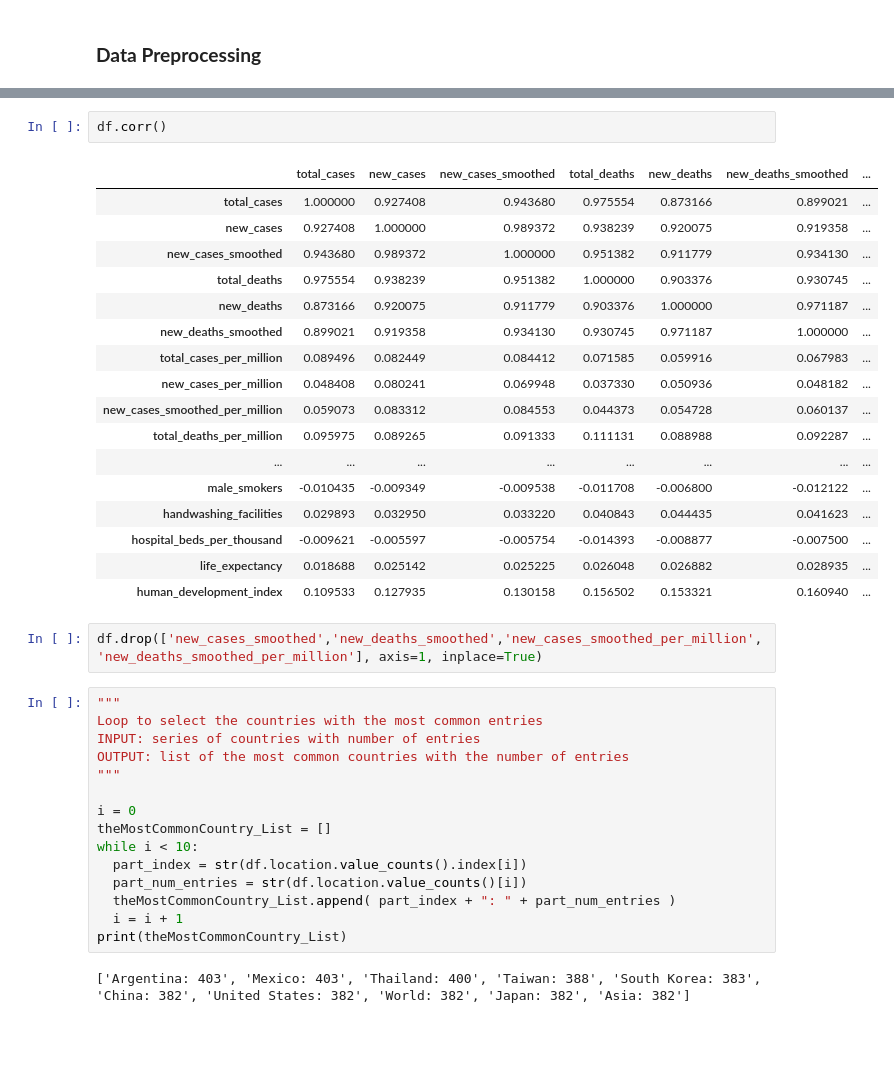
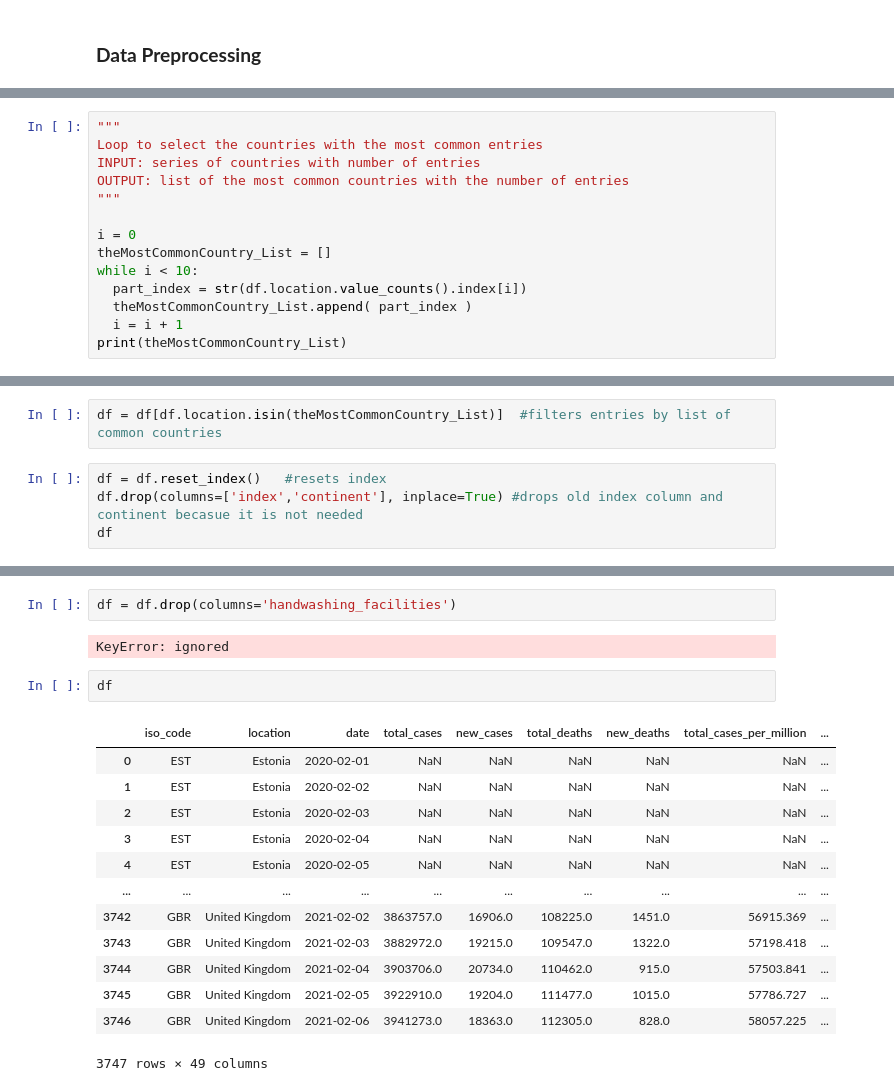
Before and after one commit to wiktorMajkowksi/Covid19_Prediction, a Jupyter notebook: COVID_Prediction.ipynb, the cells around one changed output, grey strips where cells are left out. Drawn from its saved outputs; the diff is of its cells as text; blank space fills up the shorter version.

Commit message:
Further data filtering

```diff
--- a/COVID_Prediction.ipynb
+++ b/COVID_Prediction.ipynb
@@ -135,0 +96,14 @@ dtype: int64
+# %%
+"""
+Loop to select the countries with the most common entries
+INPUT: series of countries with number of entries
+OUTPUT: list of the most common countries with the number of entries
+"""
+
+i = 0
+theMostCommonCountry_List = []
+while i < 10:
+  part_index = str(df.location.value_counts().index[i])
+  theMostCommonCountry_List.append( part_index )
+  i = i + 1
+print(theMostCommonCountry_List)
@@ -135,0 +112,6 @@ dtype: int64
+# %%
+df = df[df.location.isin(theMostCommonCountry_List)]  #filters entries by list of common countries
+# %%
+df = df.reset_index()   #resets index
+df.drop(columns=['index','continent'], inplace=True) #drops old index column and continent becasue it is not needed
+df
@@ -141,39 +188,20 @@ correlation_matrix.shape #Large Martix difficlt to visualise
+# %%
+df = df.drop(columns='handwashing_facilities')
+# %% [output]
+KeyError: ignored
 # %%
-df.corr()
+df
 # %% [output]
-|  | total_cases | new_cases | new_cases_smoothed | total_deaths | new_deaths | new_deaths_smoothed | ... |
-| total_cases | 1.000000 | 0.927408 | 0.943680 | 0.975554 | 0.873166 | 0.899021 | ... |
-| new_cases | 0.927408 | 1.000000 | 0.989372 | 0.938239 | 0.920075 | 0.919358 | ... |
-| new_cases_smoothed | 0.943680 | 0.989372 | 1.000000 | 0.951382 | 0.911779 | 0.934130 | ... |
-| total_deaths | 0.975554 | 0.938239 | 0.951382 | 1.000000 | 0.903376 | 0.930745 | ... |
-| new_deaths | 0.873166 | 0.920075 | 0.911779 | 0.903376 | 1.000000 | 0.971187 | ... |
-| new_deaths_smoothed | 0.899021 | 0.919358 | 0.934130 | 0.930745 | 0.971187 | 1.000000 | ... |
-| total_cases_per_million | 0.089496 | 0.082449 | 0.084412 | 0.071585 | 0.059916 | 0.067983 | ... |
-| new_cases_per_million | 0.048408 | 0.080241 | 0.069948 | 0.037330 | 0.050936 | 0.048182 | ... |
-| new_cases_smoothed_per_million | 0.059073 | 0.083312 | 0.084553 | 0.044373 | 0.054728 | 0.060137 | ... |
-| total_deaths_per_million | 0.095975 | 0.089265 | 0.091333 | 0.111131 | 0.088988 | 0.092287 | ... |
-| ... | ... | ... | ... | ... | ... | ... | ... |
-| male_smokers | -0.010435 | -0.009349 | -0.009538 | -0.011708 | -0.006800 | -0.012122 | ... |
-| handwashing_facilities | 0.029893 | 0.032950 | 0.033220 | 0.040843 | 0.044435 | 0.041623 | ... |
-| hospital_beds_per_thousand | -0.009621 | -0.005597 | -0.005754 | -0.014393 | -0.008877 | -0.007500 | ... |
-| life_expectancy | 0.018688 | 0.025142 | 0.025225 | 0.026048 | 0.026882 | 0.028935 | ... |
-| human_development_index | 0.109533 | 0.127935 | 0.130158 | 0.156502 | 0.153321 | 0.160940 | ... |
+|  | iso_code | location | date | total_cases | new_cases | total_deaths | new_deaths | total_cases_per_million | ... |
+| 0 | EST | Estonia | 2020-02-01 | NaN | NaN | NaN | NaN | NaN | ... |
+| 1 | EST | Estonia | 2020-02-02 | NaN | NaN | NaN | NaN | NaN | ... |
+| 2 | EST | Estonia | 2020-02-03 | NaN | NaN | NaN | NaN | NaN | ... |
+| 3 | EST | Estonia | 2020-02-04 | NaN | NaN | NaN | NaN | NaN | ... |
+| 4 | EST | Estonia | 2020-02-05 | NaN | NaN | NaN | NaN | NaN | ... |
+| ... | ... | ... | ... | ... | ... | ... | ... | ... | ... |
+| 3742 | GBR | United Kingdom | 2021-02-02 | 3863757.0 | 16906.0 | 108225.0 | 1451.0 | 56915.369 | ... |
+| 3743 | GBR | United Kingdom | 2021-02-03 | 3882972.0 | 19215.0 | 109547.0 | 1322.0 | 57198.418 | ... |
+| 3744 | GBR | United Kingdom | 2021-02-04 | 3903706.0 | 20734.0 | 110462.0 | 915.0 | 57503.841 | ... |
+| 3745 | GBR | United Kingdom | 2021-02-05 | 3922910.0 | 19204.0 | 111477.0 | 1015.0 | 57786.727 | ... |
+| 3746 | GBR | United Kingdom | 2021-02-06 | 3941273.0 | 18363.0 | 112305.0 | 828.0 | 58057.225 | ... |
+3747 rows × 49 columns
-# %%
-df.drop(['new_cases_smoothed','new_deaths_smoothed','new_cases_smoothed_per_million','new_deaths_smoothed_per_million'], axis=1, inplace=True)
-# %%
-"""
-Loop to select the countries with the most common entries
-INPUT: series of countries with number of entries
-OUTPUT: list of the most common countries with the number of entries
-"""
-
-i = 0
-theMostCommonCountry_List = []
-while i < 10:
-  part_index = str(df.location.value_counts().index[i])
-  part_num_entries = str(df.location.value_counts()[i])
-  theMostCommonCountry_List.append( part_index + ": " + part_num_entries )
-  i = i + 1
-print(theMostCommonCountry_List)
-# %% [output]
-['Argentina: 403', 'Mexico: 403', 'Thailand: 400', 'Taiwan: 388', 'South Korea: 383', 'China: 382', 'United States: 382', 'World: 382', 'Japan: 382', 'Asia: 382']
```
Also changed, not shown: parts of 20 cells of this notebook.
